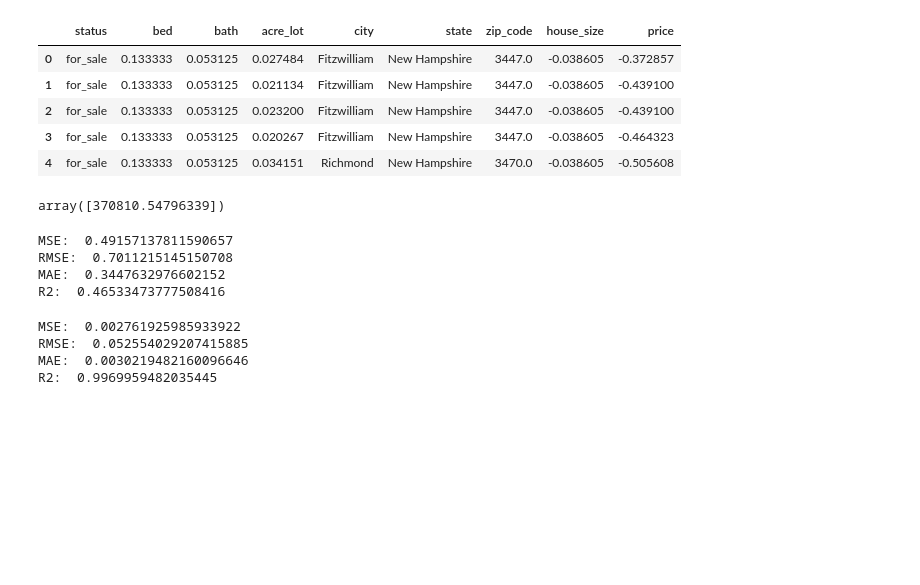
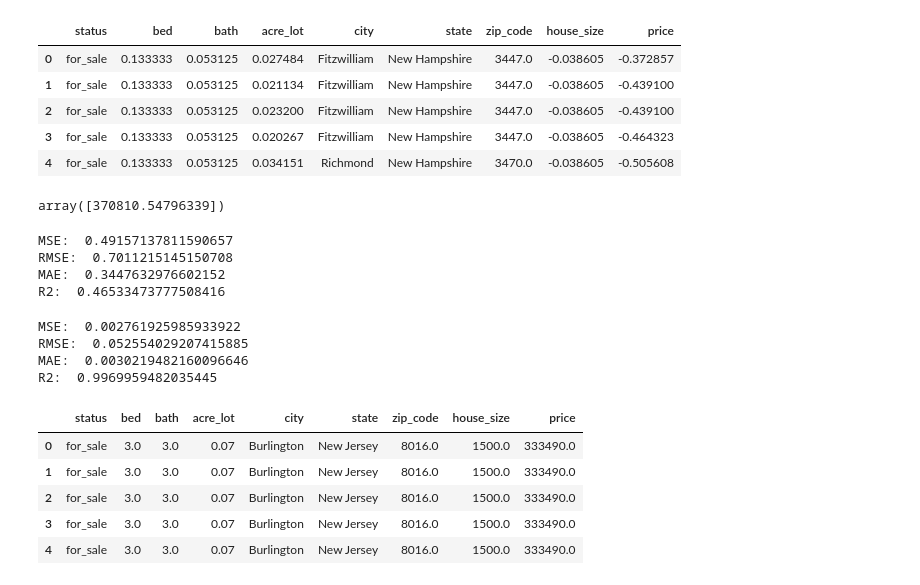
Before and after one commit to sakshamshahu/Housing-Price, a Jupyter notebook: notebook/modelling.ipynb, the cells around one changed output. Saved outputs shown, nothing was run; the diff lists cells and outputs as text; code cells hidden in the pictures; blank space fills up the shorter version.

Commit message:
feat: modelling New Jersey
Signed-off-by: sakshamshahu <sakshamshahu.work@gmail.com>

```diff
--- a/notebook/modelling.ipynb
+++ b/notebook/modelling.ipynb
@@ -434,3 +434,13 @@ MSE:  0.002761925985933922
 RMSE:  0.052554029207415885
 MAE:  0.0030219482160096646
 R2:  0.9969959482035445
+# %%
+data_NewJersey= pd.read_csv('/Users/saksham/Projects/Housing-Price/data/interim/New_Jersey.csv')
+data_NewJersey.head()
+# %% [output]
+|  | status | bed | bath | acre_lot | city | state | zip_code | house_size | price |
+| 0 | for_sale | 3.0 | 3.0 | 0.07 | Burlington | New Jersey | 8016.0 | 1500.0 | 333490.0 |
+| 1 | for_sale | 3.0 | 3.0 | 0.07 | Burlington | New Jersey | 8016.0 | 1500.0 | 333490.0 |
+| 2 | for_sale | 3.0 | 3.0 | 0.07 | Burlington | New Jersey | 8016.0 | 1500.0 | 333490.0 |
+| 3 | for_sale | 3.0 | 3.0 | 0.07 | Burlington | New Jersey | 8016.0 | 1500.0 | 333490.0 |
+| 4 | for_sale | 3.0 | 3.0 | 0.07 | Burlington | New Jersey | 8016.0 | 1500.0 | 333490.0 |
```
Also changed, not shown: parts of 4 cells of this notebook.
